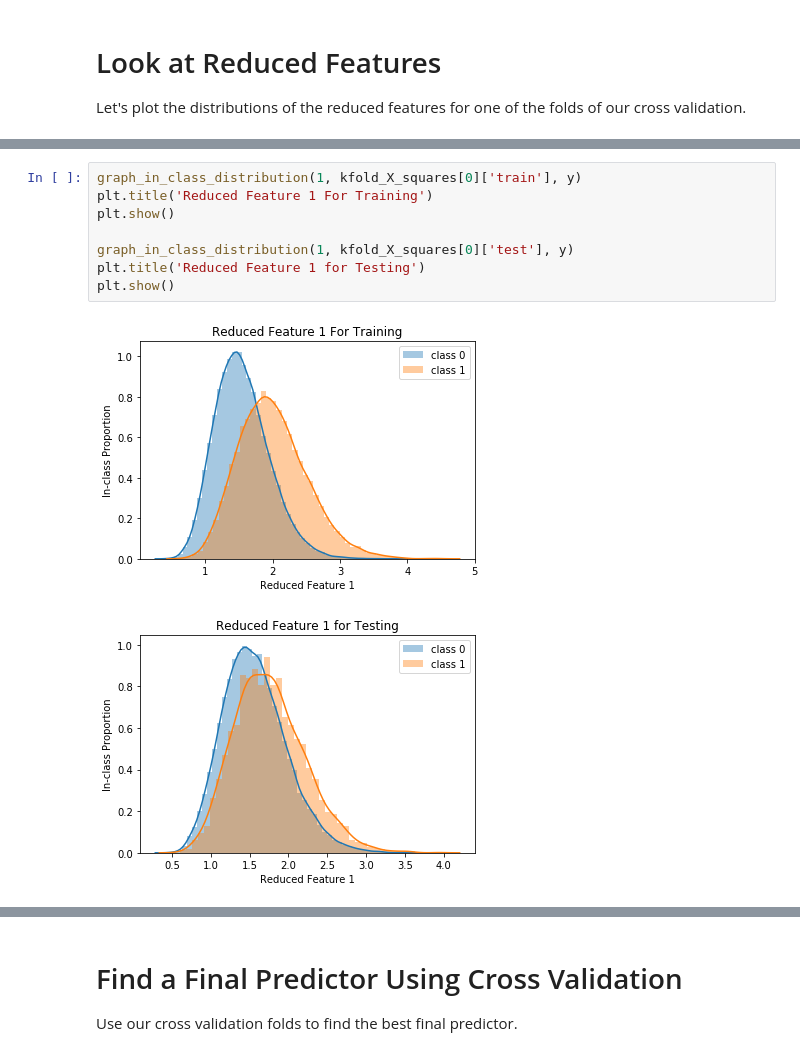
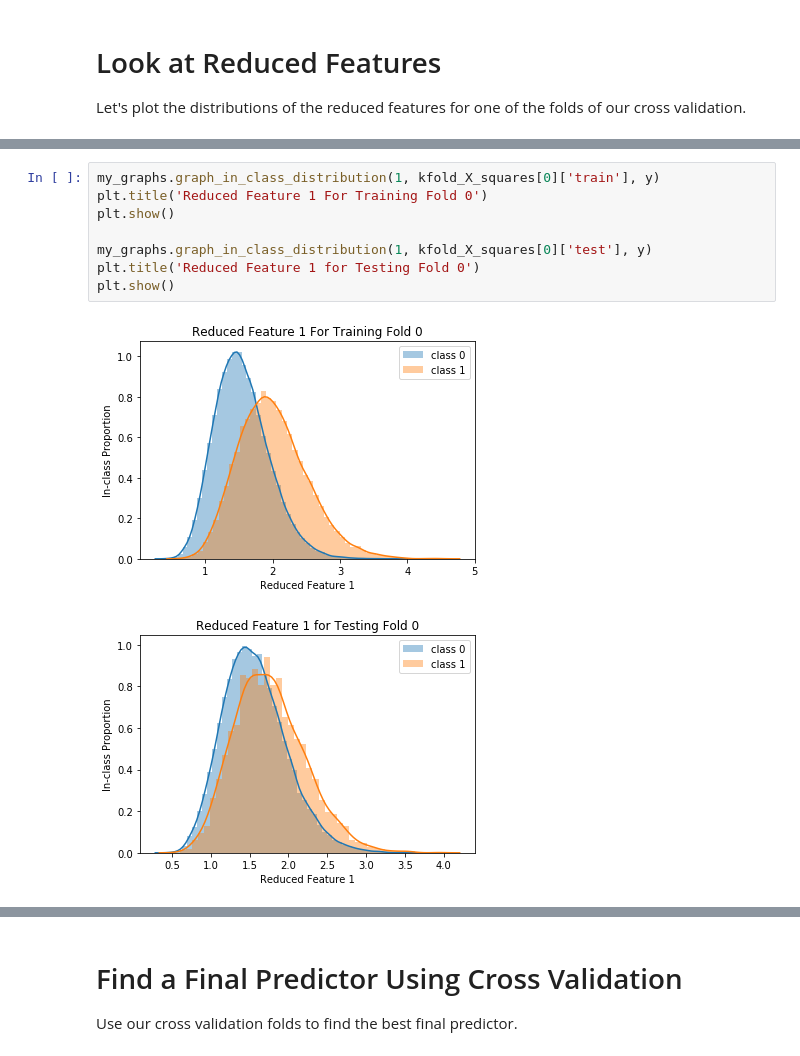
Before and after one commit to MatthewMcGonagle/kaggle_competitions, a Jupyter notebook: santander_2019/BestDirectionsModel.ipynb, the cells around one changed output, grey strips where cells are left out. Cells and saved outputs as stored; diff of their text form.

```diff
--- a/santander_2019/BestDirectionsModel.ipynb
+++ b/santander_2019/BestDirectionsModel.ipynb
@@ -272,14 +250,14 @@ plt.show()
 # %%
-graph_in_class_distribution(1, kfold_X_squares[0]['train'], y)
-plt.title('Reduced Feature 1 For Training')
+my_graphs.graph_in_class_distribution(1, kfold_X_squares[0]['train'], y)
+plt.title('Reduced Feature 1 For Training Fold 0')
 plt.show()
 
-graph_in_class_distribution(1, kfold_X_squares[0]['test'], y)
-plt.title('Reduced Feature 1 for Testing')
+my_graphs.graph_in_class_distribution(1, kfold_X_squares[0]['test'], y)
+plt.title('Reduced Feature 1 for Testing Fold 0')
 plt.show()
 # %% [output]
-[figure, old version]
+[figure, new version]
-[figure, old version]
+[figure, new version]
 # %%
 # Graph 2d-distributions of reduced features.
 
```
Also changed, not shown: parts of 7 cells of this notebook, 1 other file.
